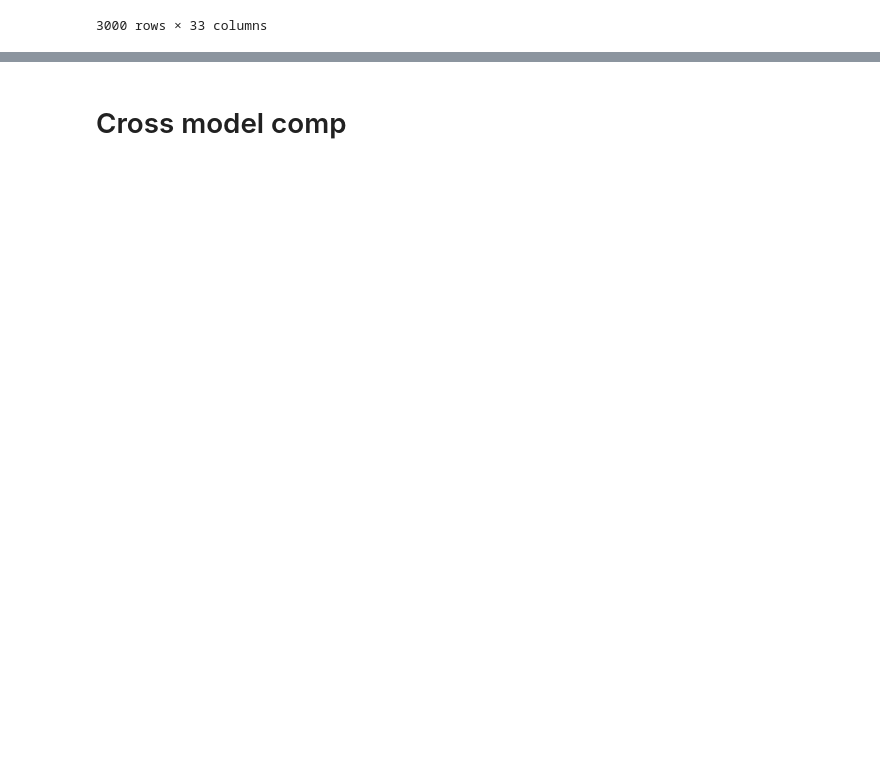
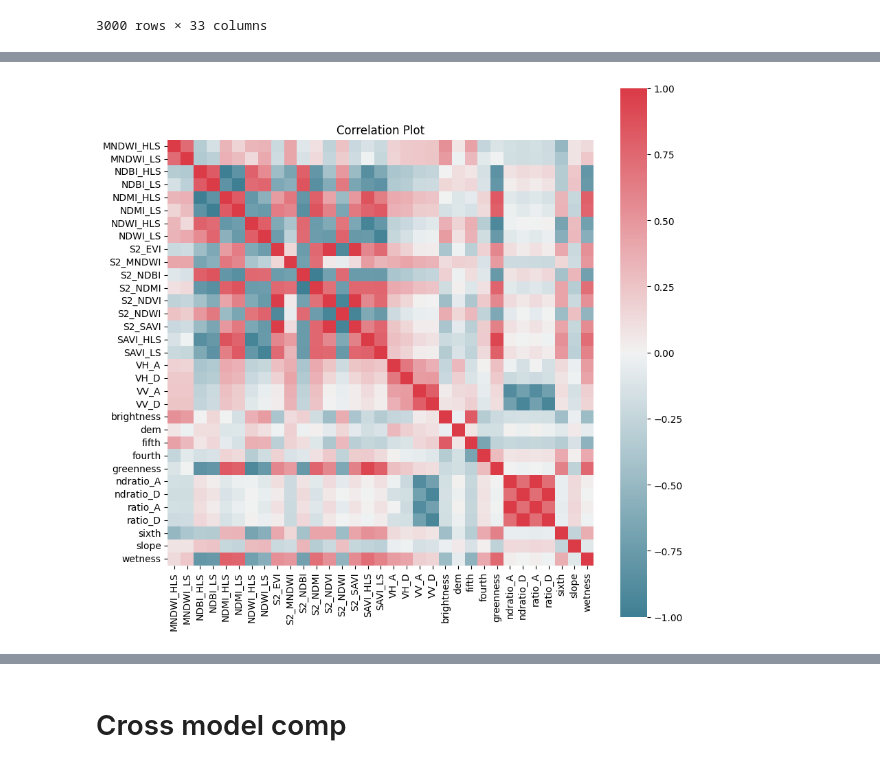
Before and after one commit to MayerT1/AIA_Project, a Jupyter notebook: AIA_Project_Meta_model_approach.ipynb, the cells around one changed output, grey strips where cells are left out. Saved outputs shown, nothing was run; the diff lists cells and outputs as text; code cells hidden in the pictures; blank space fills up the shorter version.

```diff
--- a/AIA_Project_Meta_model_approach.ipynb
+++ b/AIA_Project_Meta_model_approach.ipynb
@@ -258,0 +299,3 @@ x_validation
+# %%
+head_list = list(x_train.columns.values)
+head_list
@@ -258,0 +320,4 @@ x_validation
+# %%
+corr_df=train[head_list]  #New dataframe to calculate correlation between numeric features
+cor= corr_df.corr(method='pearson')
+print(cor)
@@ -258,0 +342,8 @@ x_validation
+# %%
+fig, ax =plt.subplots(figsize=(10, 10))
+plt.title("Correlation Plot")
+sns.heatmap(cor, mask=np.zeros_like(cor), cmap=sns.diverging_palette(220, 10, as_cmap=True),
+            square=True, ax=ax)
+plt.show()
+# %% [output]
+[figure, added]
```
Also changed, not shown: parts of 72 cells of this notebook.
